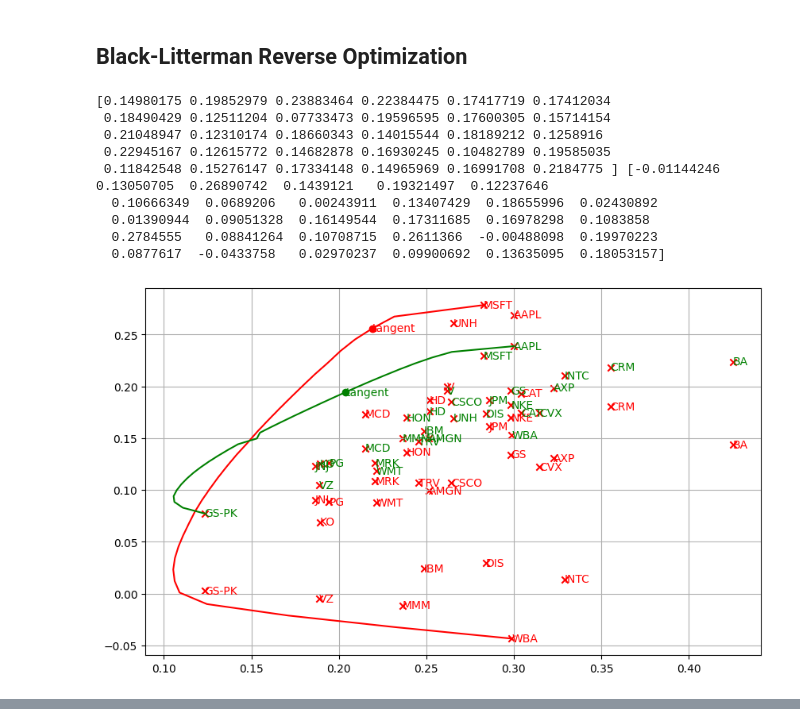
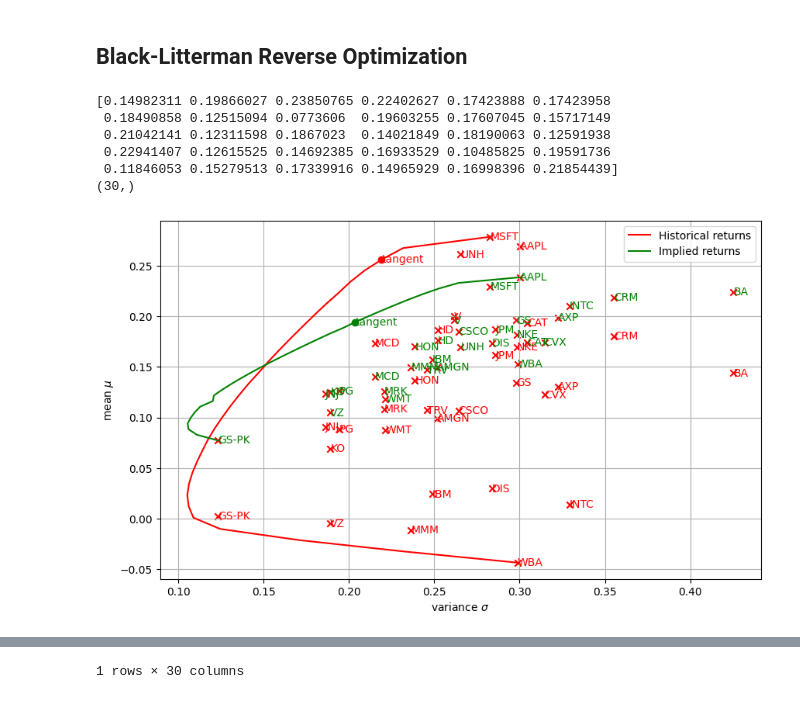
Before and after one commit to ps1899/Portfolio_Optimization-Black_Litterman, a Jupyter notebook: bl copy.ipynb, the cells around one changed output, grey strips where cells are left out. Saved outputs shown, nothing was run; the diff lists cells and outputs as text; code cells hidden in the pictures.

```diff
--- a/bl copy.ipynb
+++ b/bl copy.ipynb
@@ -371,23 +383,22 @@ var = port_var(W, C)
 
 lambdaa = (mean - rf) / var  # Calculate risk aversion
 Pi = np.dot(np.dot(lambdaa, C), W)  # Calculate equilibrium excess returns
-print(Pi + rf, R)
+print(Pi + rf)
 # %% [output]
-[0.14980175 0.19852979 0.23883464 0.22384475 0.17417719 0.17412034
- 0.18490429 0.12511204 0.07733473 0.19596595 0.17600305 0.15714154
- 0.21048947 0.12310174 0.18660343 0.14015544 0.18189212 0.1258916
- 0.22945167 0.12615772 0.14682878 0.16930245 0.10482789 0.19585035
- 0.11842548 0.15276147 0.17334148 0.14965969 0.16991708 0.2184775 ] [-0.01144246  0.13050705  0.26890742  0.1439121   0.19321497  0.12237646
-  0.10666349  0.0689206   0.00243911  0.13407429  0.18655996  0.02430892
-  0.01390944  0.09051328  0.16149544  0.17311685  0.16978298  0.1083858
-  0.2784555   0.08841264  0.10708715  0.2611366  -0.00488098  0.19970223
-  0.0877617  -0.0433758   0.02970237  0.09900692  0.13635095  0.18053157]
+[0.14982311 0.19866027 0.23850765 0.22402627 0.17423888 0.17423958
+ 0.18490858 0.12515094 0.0773606  0.19603255 0.17607045 0.15717149
+ 0.21042141 0.12311598 0.1867023  0.14021849 0.18190063 0.12591938
+ 0.22941407 0.12615525 0.14692385 0.16933529 0.10485825 0.19591736
+ 0.11846053 0.15279513 0.17339916 0.14965929 0.16998396 0.21854439]
+(30,)
 # %%
 result_2 = get_frontier(Pi + rf, C, rf)
 
 display_assets(names, R, C, color = 'red')
 display_frontier(result_1, label = 'Historical returns', color = 'red')
 display_assets(names, Pi + rf, C, color = 'green')
 display_frontier(result_2, label = 'Implied returns', color = 'green')
+plt.xlabel('variance $\sigma$'), plt.ylabel('mean $\mu$'), plt.legend(), plt.show()
+display(pd.DataFrame({'Weight': result_2.W}, index=names).T)
 # %% [output]
-[figure, old version]
+[figure, new version]
@@ -393,0 +407 @@ display_frontier(result_2, label = 'Implied returns', color = 'green')
+1 rows × 30 columns
```
Also changed, not shown: parts of 5 cells of this notebook, 1 other file.
